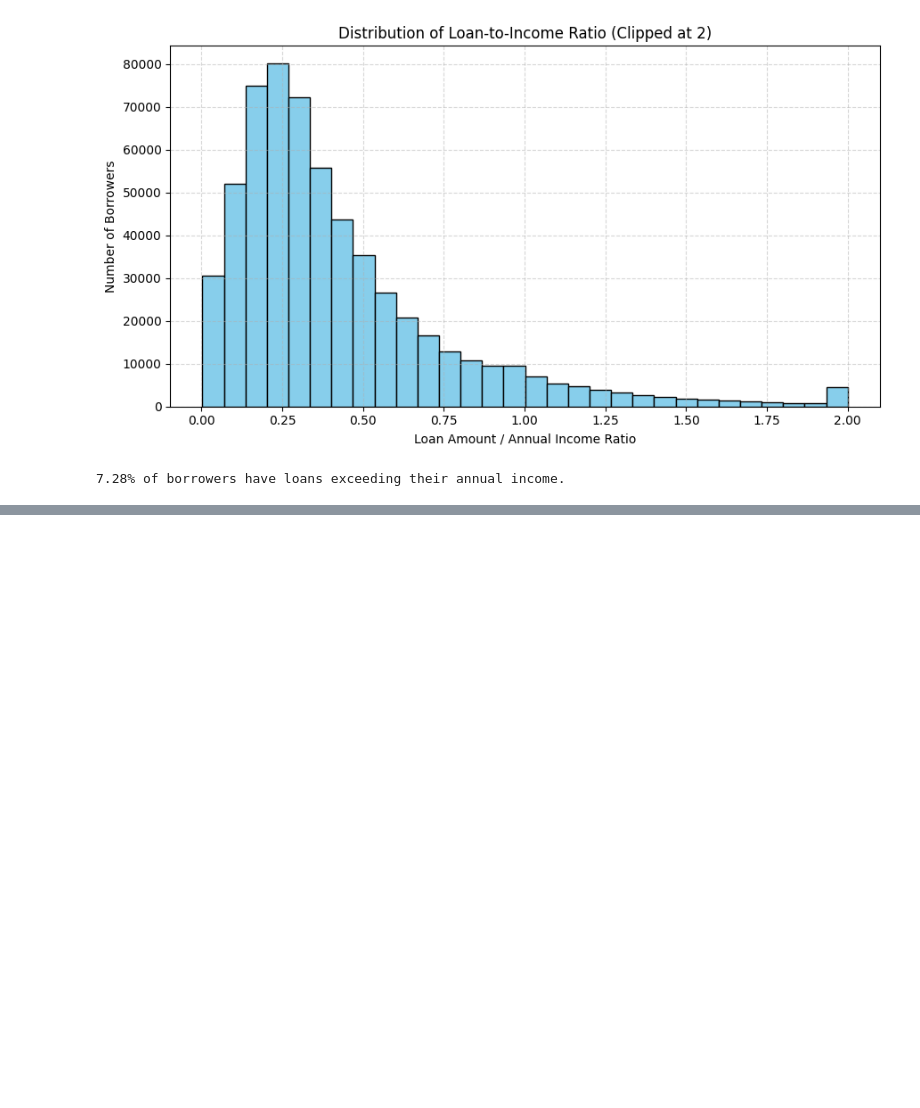
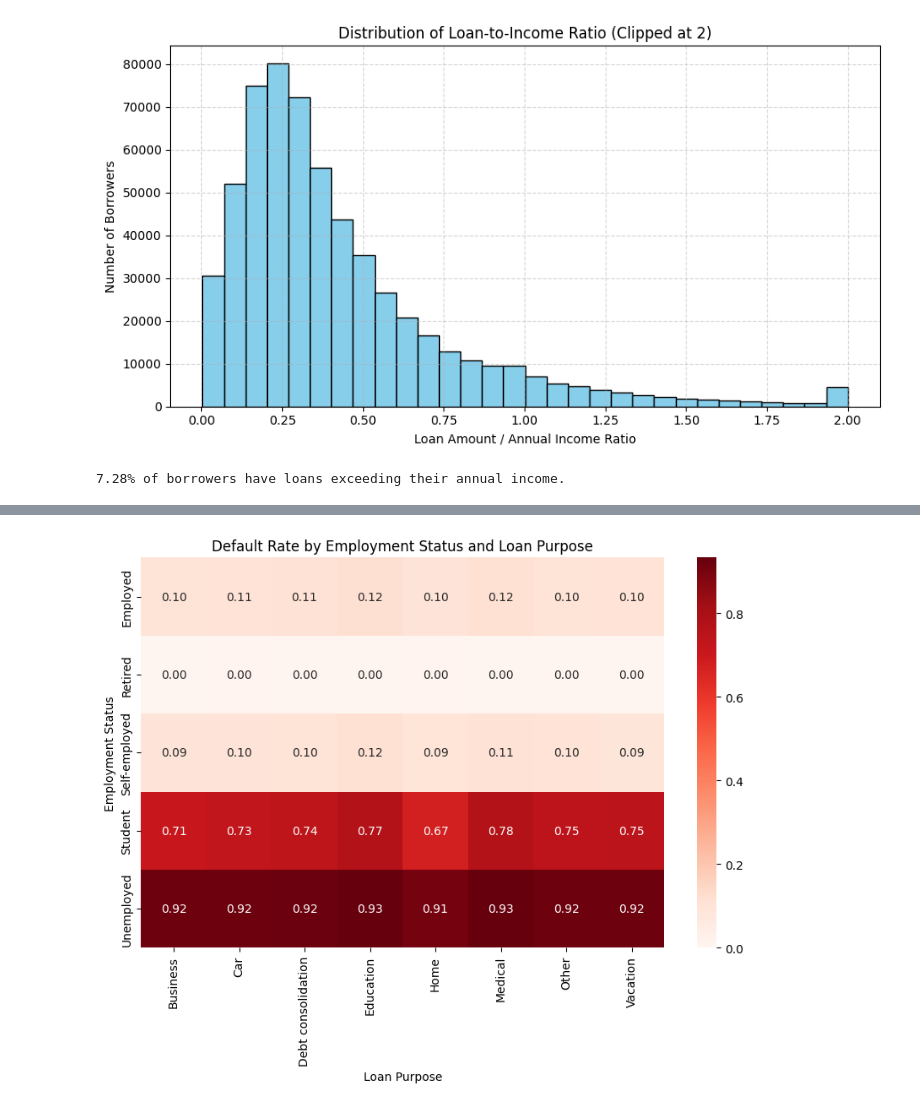
Before and after one commit to Darknight47/Kaggle-Competitions, a Jupyter notebook: Predicting_Loan_Payback/notebooks/data_understanding.ipynb, the cells around one changed output, grey strips where cells are left out. Saved outputs shown, nothing was run; the diff lists cells and outputs as text; code cells hidden in the pictures; blank space fills up the shorter version.

```diff
--- a/Predicting_Loan_Payback/notebooks/data_understanding.ipynb
+++ b/Predicting_Loan_Payback/notebooks/data_understanding.ipynb
@@ -271,0 +345,17 @@ print(f"{high_ratio_pct:.2%} of borrowers have loans exceeding their annual inco
+# %%
+grouped = (
+    df.groupby(['employment_status', 'loan_purpose'])['loan_paid_back']
+    .apply(lambda x: (x == 0).mean())
+    .reset_index(name='default_rate')
+)
+# %%
+pivot = grouped.pivot(index='employment_status', columns='loan_purpose', values='default_rate')
+
+plt.figure(figsize=(10,6))
+sns.heatmap(pivot, annot=True, cmap='Reds', fmt=".2f")
+plt.title('Default Rate by Employment Status and Loan Purpose')
+plt.ylabel('Employment Status')
+plt.xlabel('Loan Purpose')
+plt.show()
+# %% [output]
+[figure, added]
```
Also changed, not shown: parts of 20 cells of this notebook, 3 other files.
